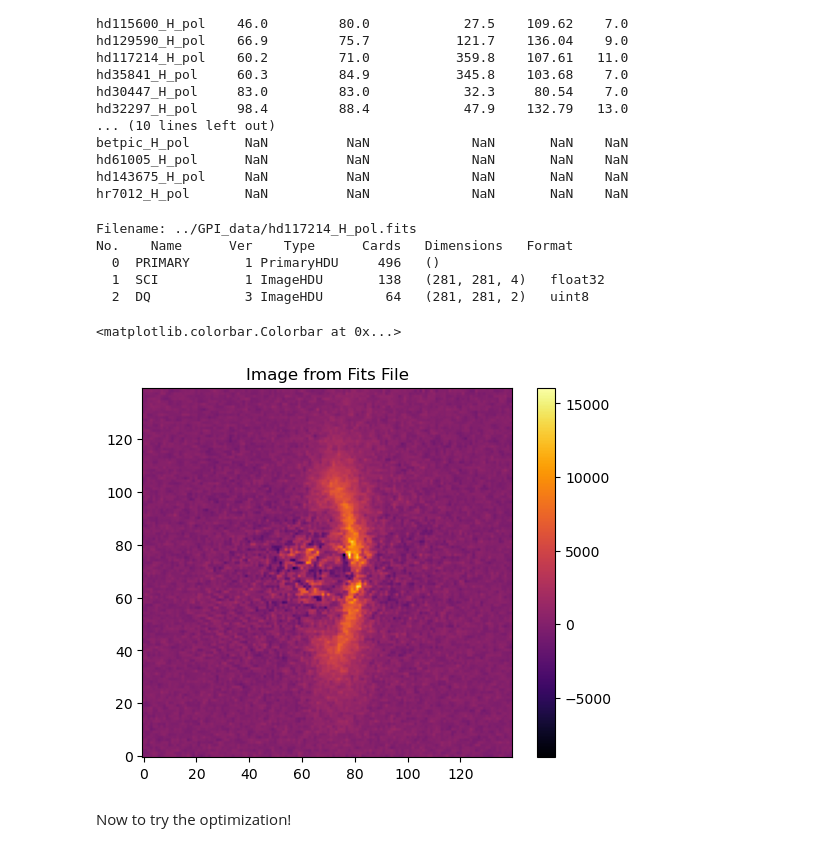
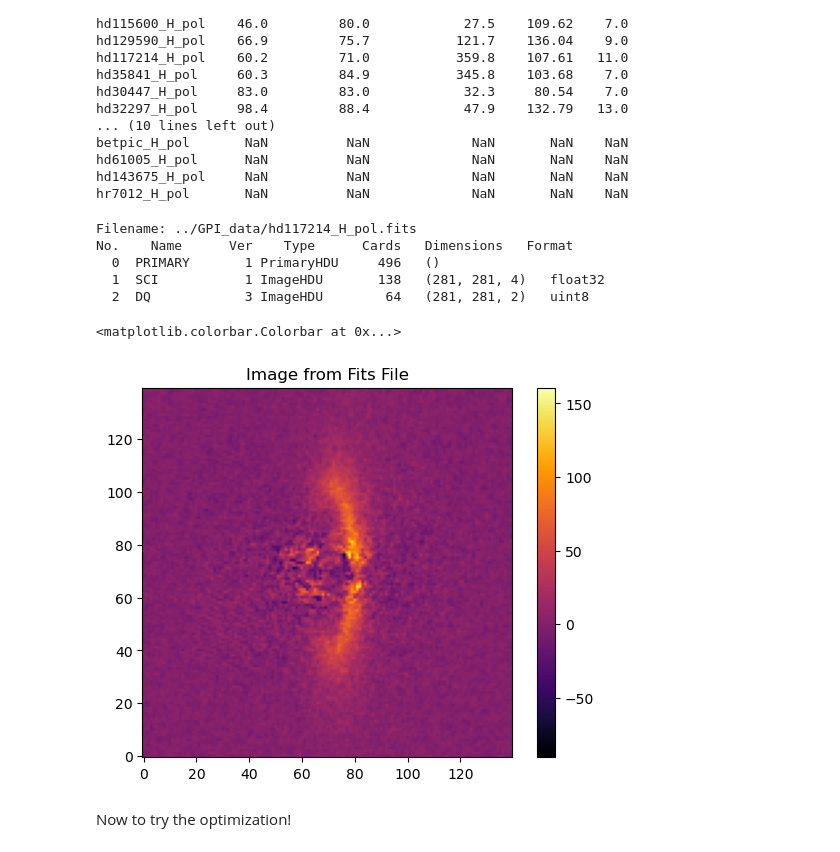
Before and after one commit to mihir-r-kondapalli/GRaTeR-JAX, a Jupyter notebook: GPI_fits_test_BLL.ipynb, the cells around one changed output. Saved outputs shown, nothing was run; the diff lists cells and outputs as text; code cells hidden in the pictures.

```diff
--- a/GPI_fits_test_BLL.ipynb
+++ b/GPI_fits_test_BLL.ipynb
@@ -50,27 +46,27 @@ hr7012_H_pol       NaN          NaN             NaN       NaN    NaN
 # %%
 name = "hd117214_H_pol"
 fits_image_filepath = "../GPI_data/" + str(name) + ".fits"
 hdul = fits.open(fits_image_filepath)
 row = image_data.loc[name]
 
 #Displays File Info
 hdul.info()
 
 # Gets Image
-target_image = OptimizeUtils.process_image(hdul['SCI'].data[1,:,:])*100
+target_image = OptimizeUtils.process_image(hdul['SCI'].data[1,:,:])
 
 # Displays Image
 plt.imshow(target_image, origin='lower', cmap='inferno')
 plt.title("Image from Fits File")
 plt.colorbar()
 # %% [output]
 Filename: ../GPI_data/hd117214_H_pol.fits
 No.    Name      Ver    Type      Cards   Dimensions   Format
   0  PRIMARY       1 PrimaryHDU     496   ()
   1  SCI           1 ImageHDU       138   (281, 281, 4)   float32
   2  DQ            3 ImageHDU        64   (281, 281, 2)   uint8
 <matplotlib.colorbar.Colorbar at 0x...>
-[figure, old version]
+[figure, new version]
 # %% [markdown]
 Now to try the optimization!
 # %%
```
Also changed, not shown: parts of 20 cells of this notebook, 3 other files.
